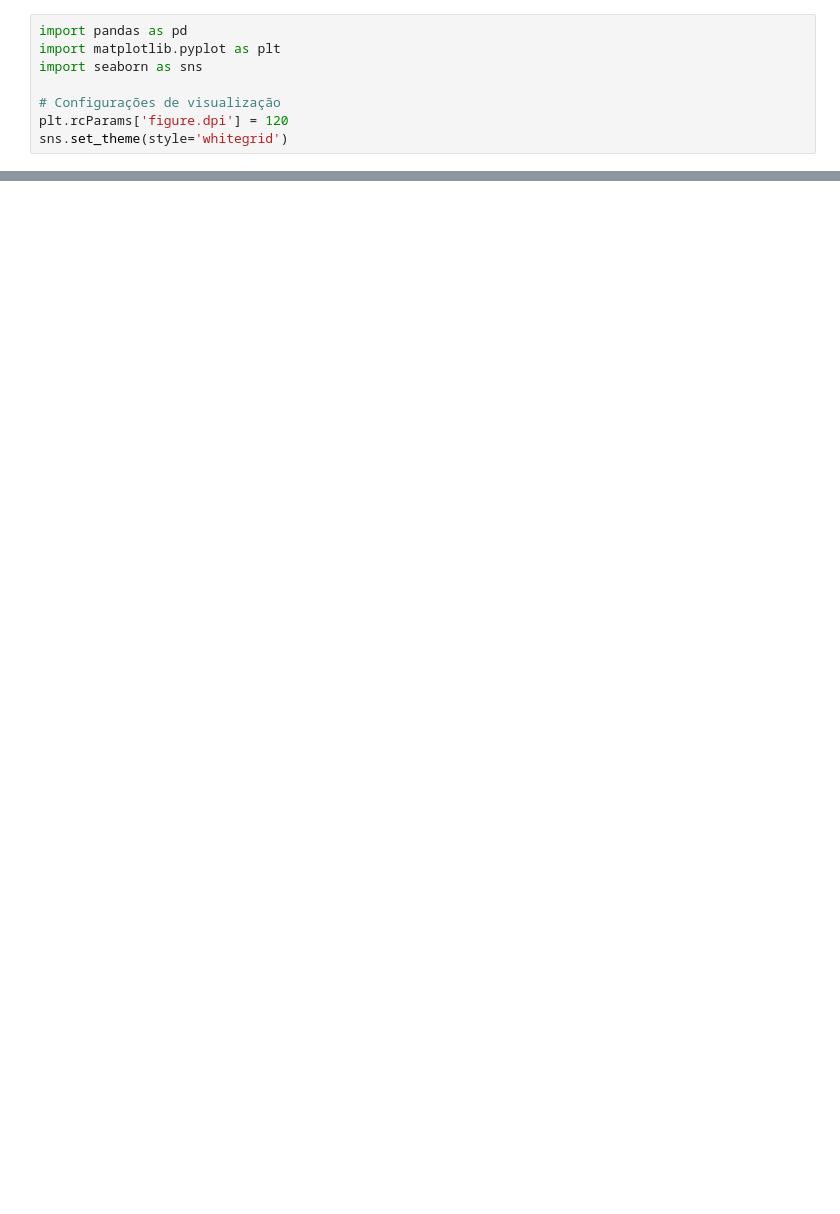
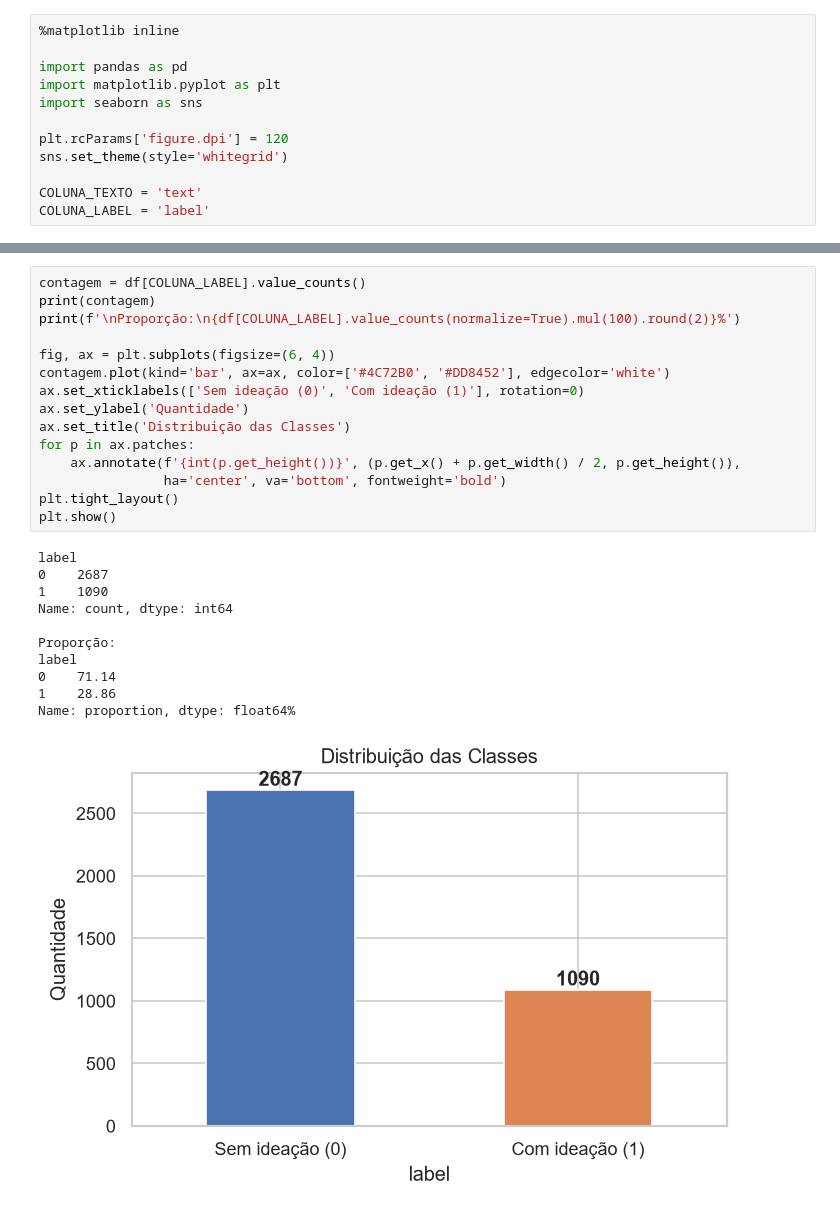
Before and after one commit to pduartedev/tcc-ideacao-suicida, a Jupyter notebook: notebooks/01_exploratory_analysis.ipynb, the cells around one changed output, grey strips where cells are left out. Saved outputs shown, nothing was run; the diff lists cells and outputs as text; blank space fills up the shorter version.

```diff
--- a/notebooks/01_exploratory_analysis.ipynb
+++ b/notebooks/01_exploratory_analysis.ipynb
@@ -5,8 +25,12 @@ Objetivo: entender a distribuição dos dados, identificar desbalanceamentos de
 # %%
+%matplotlib inline
+
 import pandas as pd
 import matplotlib.pyplot as plt
 import seaborn as sns
 
-# Configurações de visualização
 plt.rcParams['figure.dpi'] = 120
 sns.set_theme(style='whitegrid')
+
+COLUNA_TEXTO = 'text'
+COLUNA_LABEL = 'label'
@@ -44,0 +98,27 @@ print(df.isnull().sum())
+# %%
+contagem = df[COLUNA_LABEL].value_counts()
+print(contagem)
+print(f'\nProporção:\n{df[COLUNA_LABEL].value_counts(normalize=True).mul(100).round(2)}%')
+
+fig, ax = plt.subplots(figsize=(6, 4))
+contagem.plot(kind='bar', ax=ax, color=['#4C72B0', '#DD8452'], edgecolor='white')
+ax.set_xticklabels(['Sem ideação (0)', 'Com ideação (1)'], rotation=0)
+ax.set_ylabel('Quantidade')
+ax.set_title('Distribuição das Classes')
+for p in ax.patches:
+    ax.annotate(f'{int(p.get_height())}', (p.get_x() + p.get_width() / 2, p.get_height()),
+                ha='center', va='bottom', fontweight='bold')
+plt.tight_layout()
+plt.show()
+# %% [output]
+label
+0    2687
+1    1090
+Name: count, dtype: int64
+
+Proporção:
+label
+0    71.14
+1    28.86
+Name: proportion, dtype: float64%
+[figure, added]
```
Also changed, not shown: parts of 18 cells of this notebook, 8 other files.
